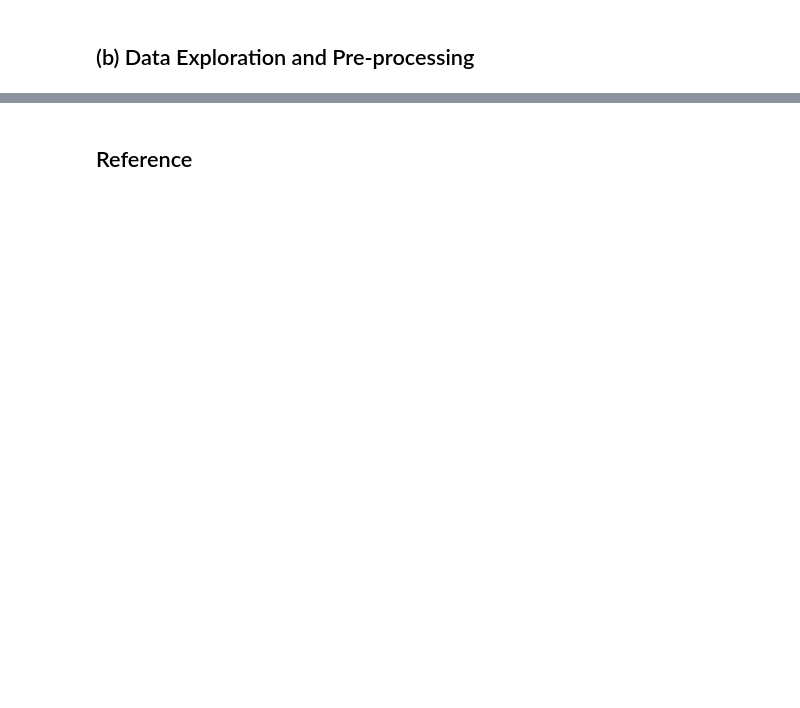
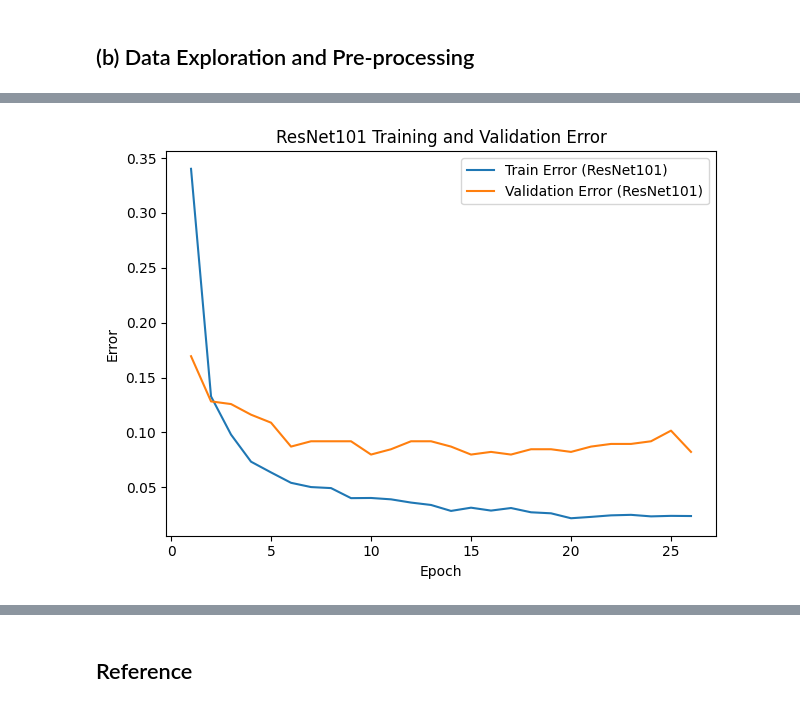
Before and after one commit to sylviechen-273/Machine-Learning-Models, a Jupyter notebook: Transfer-Learning-for-Image-Classification/notebook/Chen_Shufen_Final_Project.ipynb, the cells around one changed output, grey strips where cells are left out. Drawn from its saved outputs; the diff is of its cells as text; code cells hidden in the pictures; blank space fills up the shorter version.

```diff
--- a/Transfer-Learning-for-Image-Classification/notebook/Chen_Shufen_Final_Project.ipynb
+++ b/Transfer-Learning-for-Image-Classification/notebook/Chen_Shufen_Final_Project.ipynb
@@ -366,0 +66,9 @@ $$
+# %%
+# image augmentation
+data_augmentation = Sequential([
+    layers.RandomFlip("horizontal"), # randomly flip(horizontal)
+    layers.RandomRotation(0.1),  # randomly rotate (10%)
+    layers.RandomZoom(0.1), # randomly zoom (10%)
+    layers.RandomContrast(0.1), # randomly change the constrast (10%)
+    layers.RandomTranslation(0.1, 0.1), # randomly translate the images (10%-x, 10%-y)
+])
@@ -366,0 +385,19 @@ $$
+# %%
+train_acc_101 = np.array(history_101.history["accuracy"])
+val_acc_101 = np.array(history_101.history["val_accuracy"])
+
+train_err_101 = 1.0 - train_acc_101
+val_err_101 = 1.0 - val_acc_101
+epochs_range_101 = range(1, len(train_err_101) + 1)
+
+plt.figure()
+plt.plot(epochs_range_101, train_err_101, label="Train Error (ResNet101)")
+plt.plot(epochs_range_101, val_err_101, label="Validation Error (ResNet101)")
+plt.xlabel("Epoch")
+plt.ylabel("Error")
+plt.title("ResNet101 Training and Validation Error")
+plt.legend()
+plt.tight_layout()
+plt.show()
+# %% [output]
+[figure, added]
```
Also changed, not shown: parts of 67 cells of this notebook.
